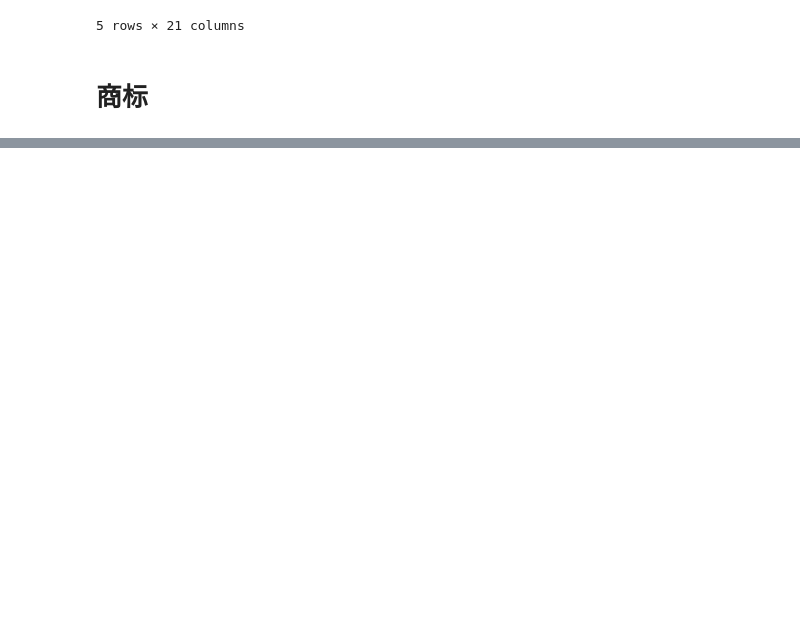
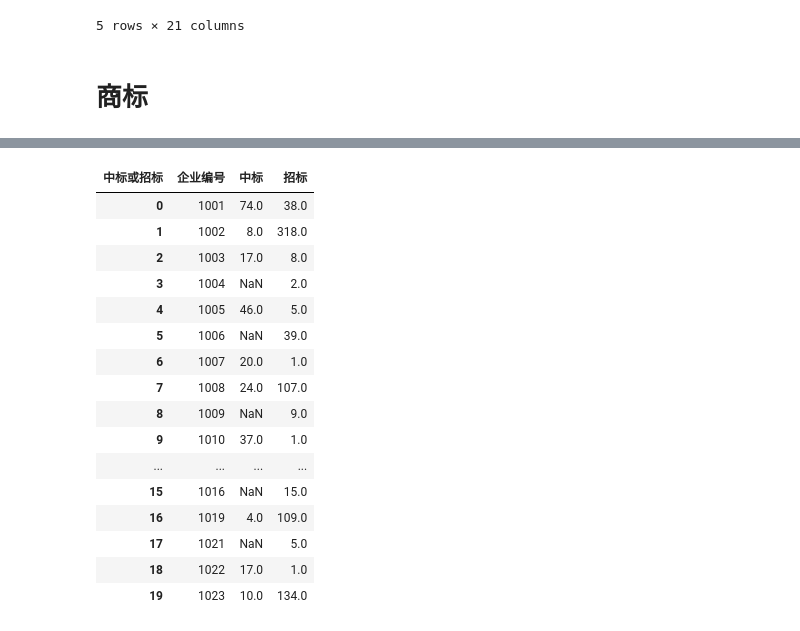
Before and after one commit to AlanConstantine/ISI-WorldCup2019, a Jupyter notebook: Code/Preprocessing/CombineNoFinancialData.ipynb, the cells around one changed output, grey strips where cells are left out. Cells and saved outputs as stored; diff of their text form; code cells hidden in the pictures; blank space fills up the shorter version.

```diff
--- a/Code/Preprocessing/CombineNoFinancialData.ipynb
+++ b/Code/Preprocessing/CombineNoFinancialData.ipynb
@@ -665,0 +728,4 @@ memory usage: 15.8+ MB
+# %%
+df_zhaotoubiao_bkp = pd.read_excel(r'../../Data/CompInfo/招投标.xlsx')
+# %%
+df_zhaotoubiao = df_zhaotoubiao_bkp.copy()
@@ -665,0 +771,29 @@ memory usage: 15.8+ MB
+# %%
+new_df_zhaotoubiao = df_zhaotoubiao.groupby(
+    ['企业编号', '中标或招标'])['中标或招标'].count().unstack()
+
+
+new_df_zhaotoubiao['企业编号'] = new_df_zhaotoubiao.index
+new_df_zhaotoubiao.sort_values(by=['企业编号'], inplace=True)
+new_df_zhaotoubiao = new_df_zhaotoubiao[['企业编号', '中标', '招标']]
+new_df_zhaotoubiao = new_df_zhaotoubiao.set_index(
+    np.arange(0, len(new_df_zhaotoubiao)))
+new_df_zhaotoubiao.head(n=20)
+# %% [output]
+| 中标或招标 | 企业编号 | 中标 | 招标 |
+| 0 | 1001 | 74.0 | 38.0 |
+| 1 | 1002 | 8.0 | 318.0 |
+| 2 | 1003 | 17.0 | 8.0 |
+| 3 | 1004 | NaN | 2.0 |
+| 4 | 1005 | 46.0 | 5.0 |
+| 5 | 1006 | NaN | 39.0 |
+| 6 | 1007 | 20.0 | 1.0 |
+| 7 | 1008 | 24.0 | 107.0 |
+| 8 | 1009 | NaN | 9.0 |
+| 9 | 1010 | 37.0 | 1.0 |
+| ... | ... | ... | ... |
+| 15 | 1016 | NaN | 15.0 |
+| 16 | 1019 | 4.0 | 109.0 |
+| 17 | 1021 | NaN | 5.0 |
+| 18 | 1022 | 17.0 | 1.0 |
+| 19 | 1023 | 10.0 | 134.0 |
```
Also changed, not shown: parts of 25 cells of this notebook.
